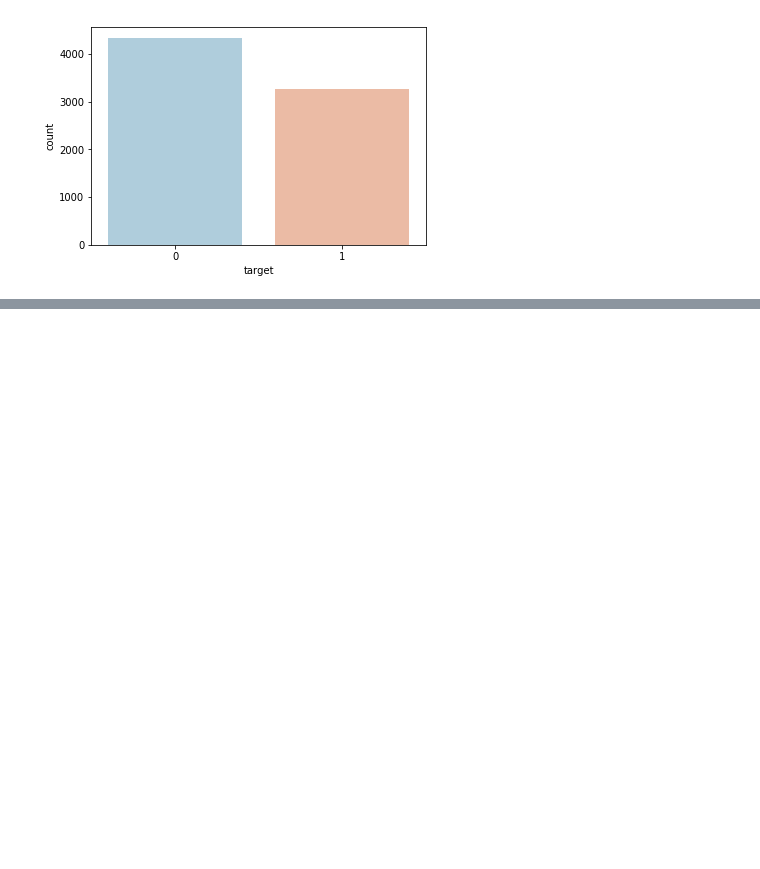
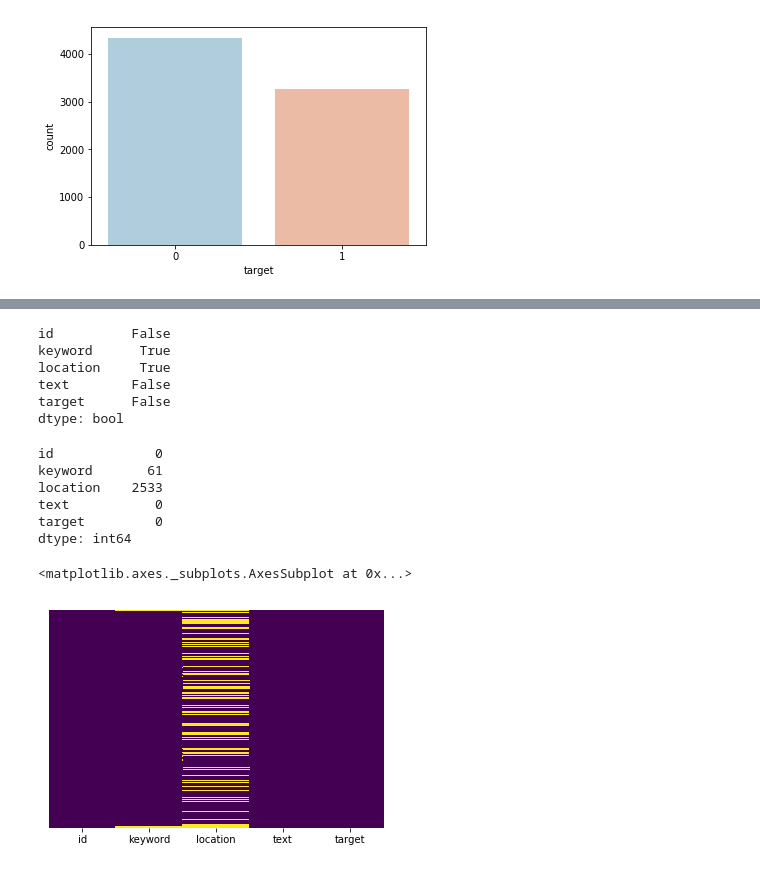
Before and after one commit to Branden-Kang/Kaggle-Competition, a Jupyter notebook: NLP_with_Disaster_Tweets.ipynb, the cells around one changed output, grey strips where cells are left out. Saved outputs shown, nothing was run; the diff lists cells and outputs as text; code cells hidden in the pictures; blank space fills up the shorter version.

```diff
--- a/NLP_with_Disaster_Tweets.ipynb
+++ b/NLP_with_Disaster_Tweets.ipynb
@@ -101,0 +202,23 @@ sns.countplot(x='target',data=train,palette='RdBu_r')
+# %%
+pd.isnull(train).any()
+# %% [output]
+id          False
+keyword      True
+location     True
+text        False
+target      False
+dtype: bool
+# %%
+pd.isnull(train).sum() # check the missing values
+# %% [output]
+id             0
+keyword       61
+location    2533
+text           0
+target         0
+dtype: int64
+# %%
+sns.heatmap(train.isnull(),yticklabels=False,cbar=False,cmap='viridis')
+# %% [output]
+<matplotlib.axes._subplots.AxesSubplot at 0x...>
+[figure, added]
```
Also changed, not shown: parts of 106 cells of this notebook.
